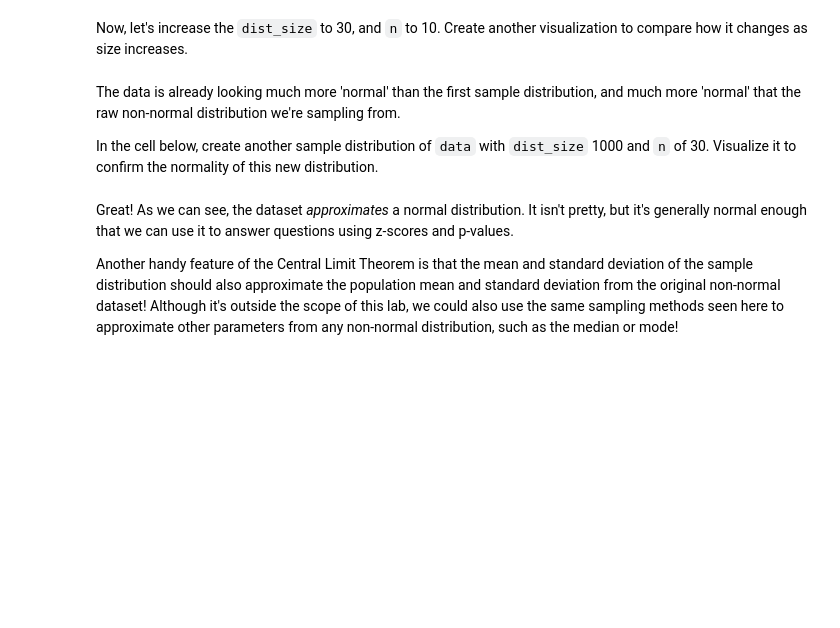
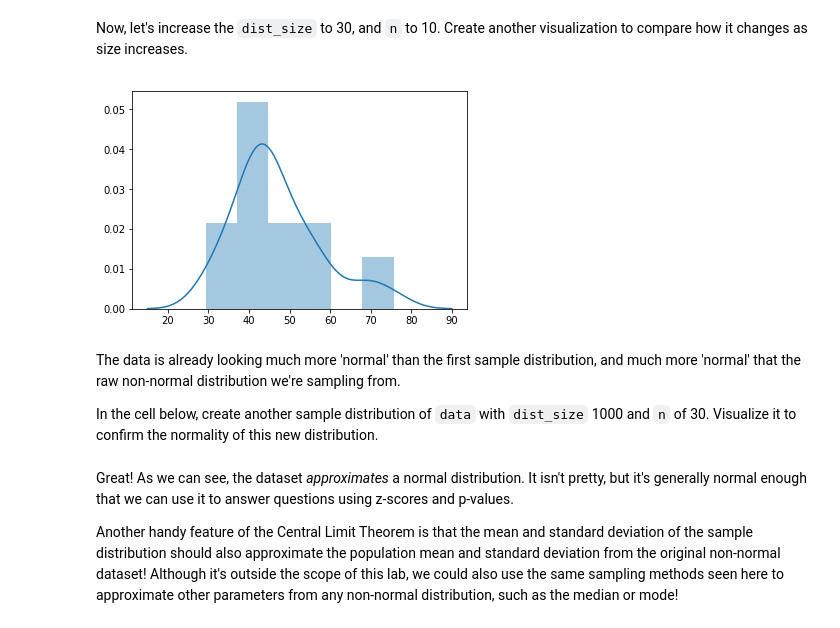
Before and after one commit to NomexHq/dsc-2-19-13-central-limit-theorem-lab-nyc-ds-career-031119, a Jupyter notebook: index.ipynb, the cells around one changed output. Saved outputs shown, nothing was run; the diff lists cells and outputs as text; code cells hidden in the pictures; blank space fills up the shorter version.

```diff
--- a/index.ipynb
+++ b/index.ipynb
@@ -121,5 +126,10 @@ In the cell below, create a sample distribution from `data` of `dist_size` 10, w
 # %% [markdown]
 Now, let's increase the `dist_size` to 30, and `n` to 10.  Create another visualization to compare how it changes as size increases.
+# %%
+sample_dist_10 = create_sample_distribution(df, 30, 10)
+sns.distplot(sample_dist_10);
+# %% [output]
+[figure, added]
 # %% [markdown]
 The data is already looking much more 'normal' than the first sample distribution, and much more 'normal' that the raw non-normal distribution we're sampling from.
 
```
Also changed, not shown: parts of 2 cells of this notebook.
